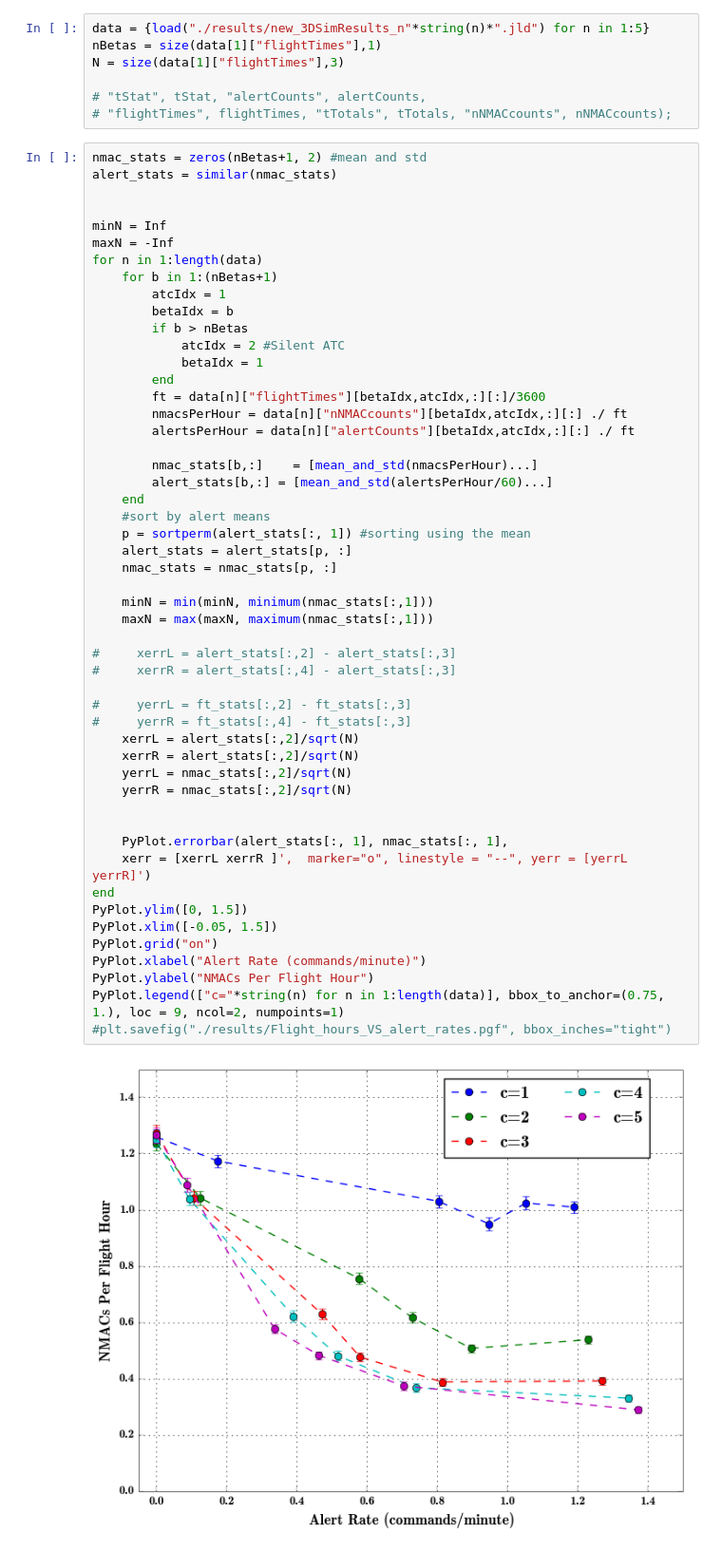
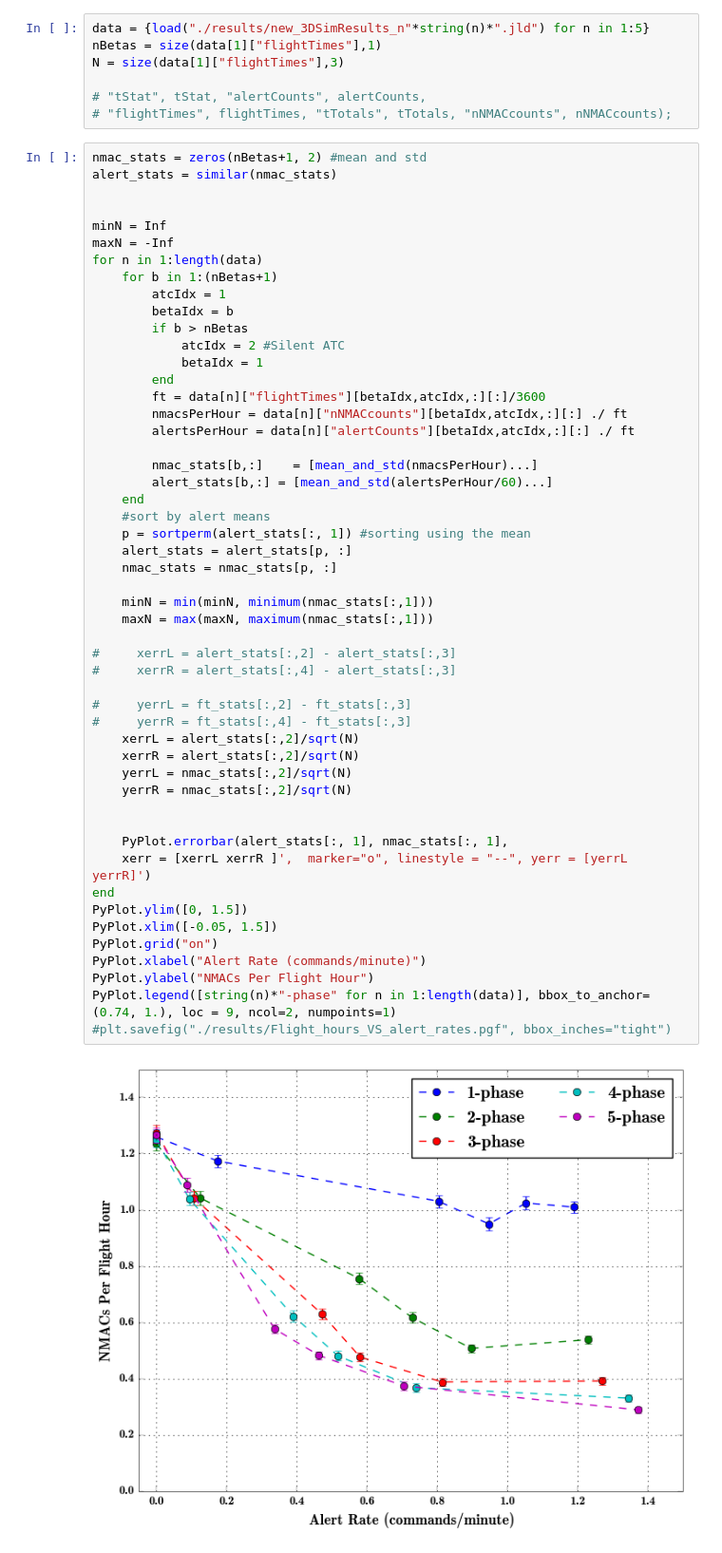
Before and after one commit to sisl/autoATC, a Jupyter notebook: CDC_3Dresults.ipynb, the cells around one changed output. Shown: that part at 95% size. Saved outputs shown, nothing was run; the diff lists cells and outputs as text.

```diff
--- a/CDC_3Dresults.ipynb
+++ b/CDC_3Dresults.ipynb
@@ -105,33 +105,33 @@ for n in 1:length(data)
     end
     #sort by alert means
     p = sortperm(alert_stats[:, 1]) #sorting using the mean
     alert_stats = alert_stats[p, :]
     nmac_stats = nmac_stats[p, :]
 
     minN = min(minN, minimum(nmac_stats[:,1]))
     maxN = max(maxN, maximum(nmac_stats[:,1]))
 
 #     xerrL = alert_stats[:,2] - alert_stats[:,3]
 #     xerrR = alert_stats[:,4] - alert_stats[:,3]
 
 #     yerrL = ft_stats[:,2] - ft_stats[:,3]
 #     yerrR = ft_stats[:,4] - ft_stats[:,3]
     xerrL = alert_stats[:,2]/sqrt(N)
     xerrR = alert_stats[:,2]/sqrt(N)
     yerrL = nmac_stats[:,2]/sqrt(N)
     yerrR = nmac_stats[:,2]/sqrt(N)
 
 
     PyPlot.errorbar(alert_stats[:, 1], nmac_stats[:, 1],
     xerr = [xerrL xerrR ]',  marker="o", linestyle = "--", yerr = [yerrL yerrR]')
 end
 PyPlot.ylim([0, 1.5])
 PyPlot.xlim([-0.05, 1.5])
 PyPlot.grid("on")
 PyPlot.xlabel("Alert Rate (commands/minute)")
 PyPlot.ylabel("NMACs Per Flight Hour")
-PyPlot.legend(["c="*string(n) for n in 1:length(data)], bbox_to_anchor=(0.75, 1.), loc = 9, ncol=2, numpoints=1)
+PyPlot.legend([string(n)*"-phase" for n in 1:length(data)], bbox_to_anchor=(0.74, 1.), loc = 9, ncol=2, numpoints=1)
 #plt.savefig("./results/Flight_hours_VS_alert_rates.pgf", bbox_inches="tight")
 # %% [output]
-[figure, old version]
+[figure, new version]
 PyObject <matplotlib.legend.Legend object at 0x...>
```
Also changed, not shown: parts of 1 cell of this notebook, 6 other files.
